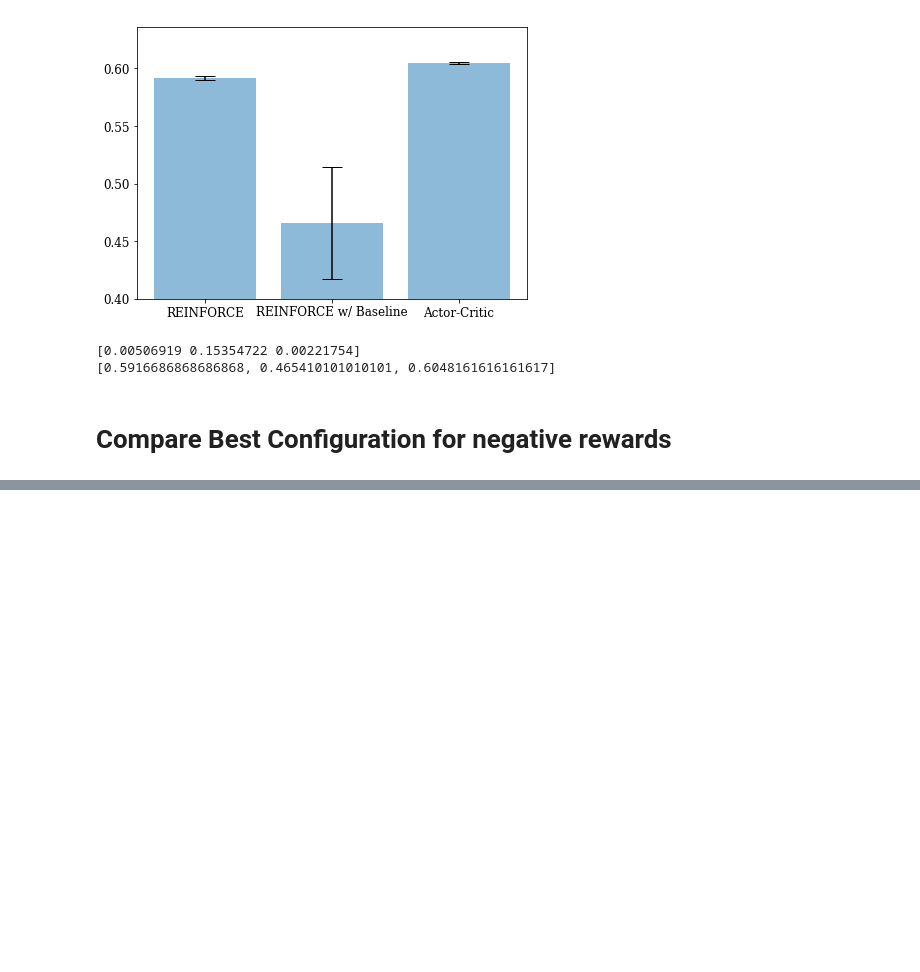
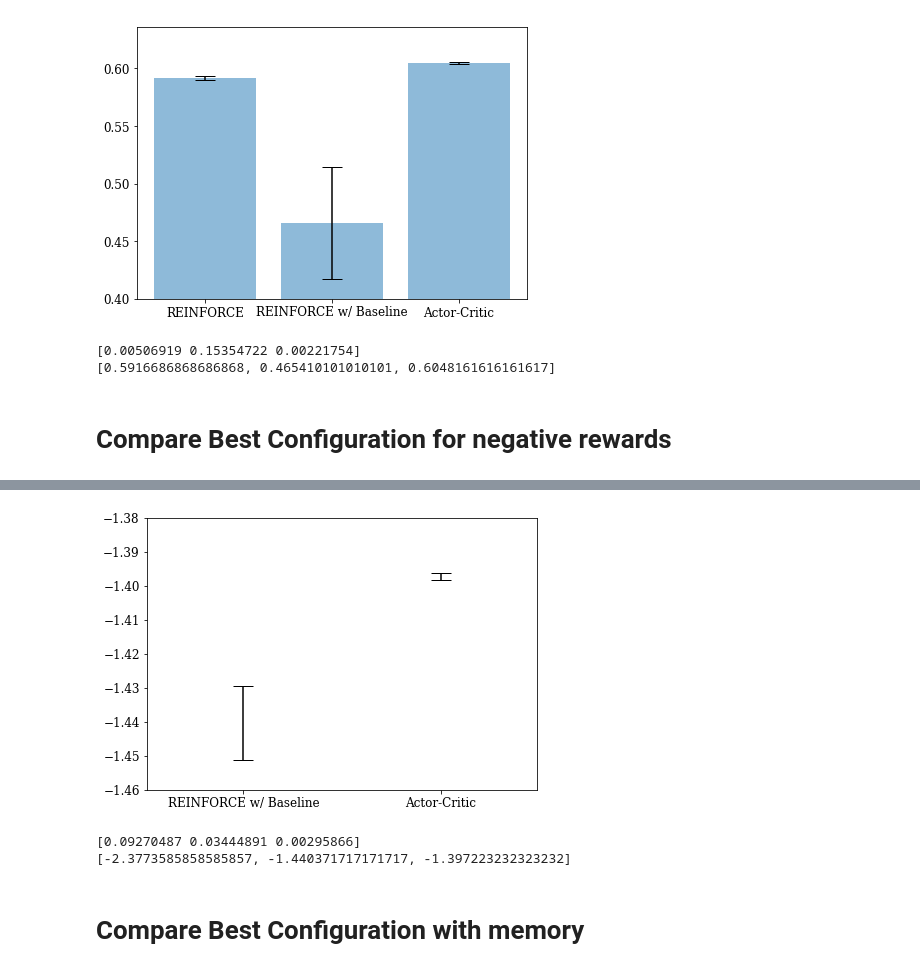
Before and after one commit to nimamahmoudi/rlai-policy-gradient-methods, a Jupyter notebook: final5_compare_best_configs.ipynb, the cells around one changed output, grey strips where cells are left out. Cells and saved outputs as stored; diff of their text form; code cells hidden in the pictures; blank space fills up the shorter version.

```diff
--- a/final5_compare_best_configs.ipynb
+++ b/final5_compare_best_configs.ipynb
@@ -407,7 +407,7 @@ episode_count = 10000
 plot_count = int(episode_count / 100)
 
 # REINFORCE doesn't work in this settings
-avgs1 = run_reinforce_agent(alpha=0.125)
+avgs1 = run_reinforce_agent(alpha=0.25)
 avgs2 = run_reinforce_with_baseline_agent(alpha_theta=0.25, alpha_w=0.25)
-avgs3 = run_actor_critic_agent(alpha_theta=0.5, alpha_w=0.25)
+avgs3 = run_actor_critic_agent(alpha_theta=0.5, alpha_w=0.5)
 # %% [output]
@@ -432,12 +453,24 @@ plt.show()
 # %%
 plt.figure(1, figsize=(7,5))
-se = np.std([np.mean(x, axis=1) for x in [avgs1, avgs2, avgs3]], axis=1) / np.sqrt(num_of_tests)
-agents = ['REINFORCE', 'REINFORCE w/ Baseline', 'Actor-Critic']
+# se = np.std([np.mean(x, axis=1) for x in [avgs1, avgs2, avgs3]], axis=1) / np.sqrt(num_of_tests)
+se = np.std([np.mean(x, axis=1) for x in [avgs2, avgs3]], axis=1) / np.sqrt(num_of_tests)
+# agents = ['REINFORCE', 'REINFORCE w/ Baseline', 'Actor-Critic']
+agents = ['REINFORCE w/ Baseline', 'Actor-Critic']
 y = [np.mean(x) for x in [avgs1,avgs2,avgs3]]
 
-plt.bar(range(len(agents)), [np.mean(x) for x in [avgs1,avgs2,avgs3]], alpha=0.5, ecolor='black', capsize=10, yerr=se)
-# plt.errorbar(range(len(agents)), y, se, linestyle='None', color='r')
+# plt.bar(range(len(agents)), [np.mean(x) for x in [avgs1,avgs2,avgs3]], alpha=0.5, ecolor='black', capsize=10, yerr=se)
+plt.bar(range(len(agents)), [np.mean(x) for x in [avgs2,avgs3]], alpha=0.0, ecolor='black', capsize=10, yerr=se)
 plt.xticks(range(len(agents)), agents)
-plt.ylim(bottom=0.4)
+plt.ylim(top=-1.38, bottom=-1.46)
 plt.savefig(f'{figs_folder}smart-vac-neg-comp-se.pdf')
 plt.show()
+# %% [output]
+[figure, added]
+# %%
+print(np.std([np.mean(x, axis=1) for x in [avgs1, avgs2, avgs3]], axis=1))
+print([np.mean(x) for x in [avgs1,avgs2,avgs3]])
+# %% [output]
+[0.09270487 0.03444891 0.00295866]
+[-2.3773585858585857, -1.440371717171717, -1.397223232323232]
+# %% [markdown]
+# Compare Best Configuration with memory
```
Also changed, not shown: parts of 4 cells of this notebook, 3 other files.
